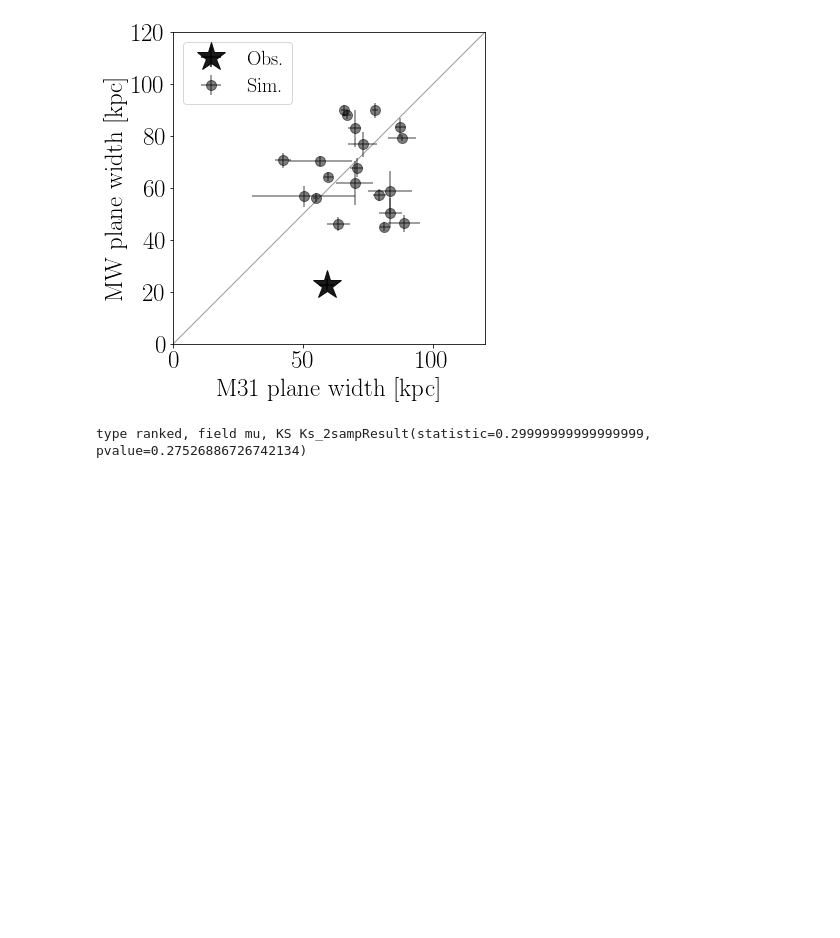
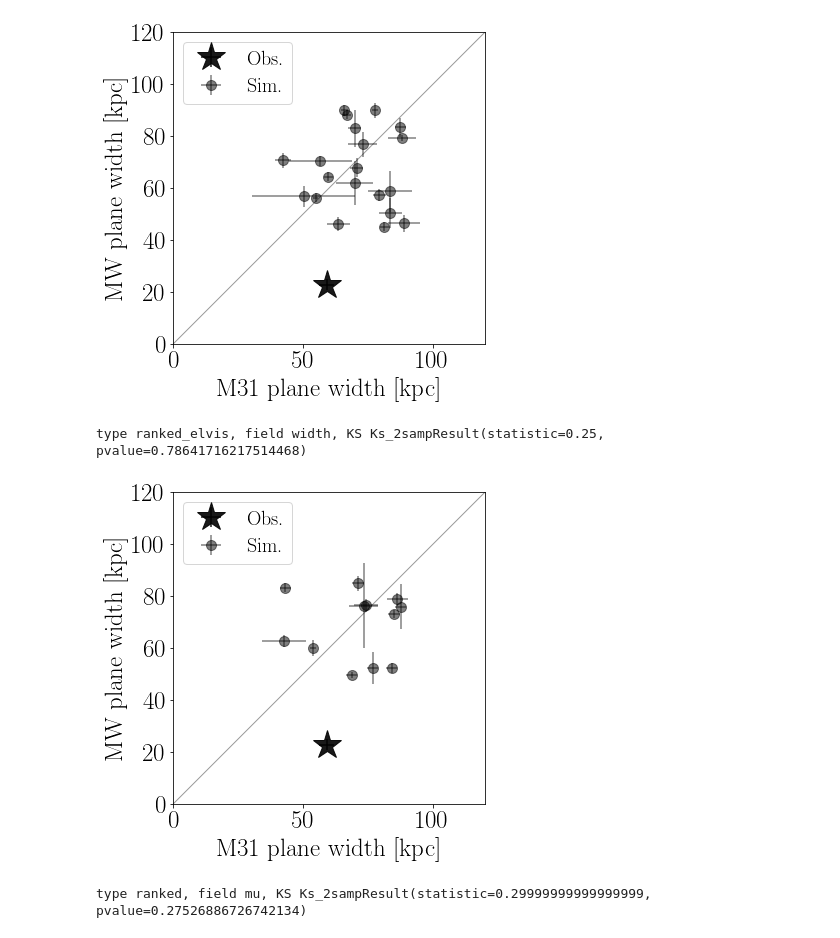
Before and after one commit to astroandes/SatelliteShapeLG, a Jupyter notebook: code/plot.ipynb, the cells around one changed output. Drawn from its saved outputs; the diff is of its cells as text; code cells hidden in the pictures; blank space fills up the shorter version.

Commit message:
include elvis in plots

```diff
--- a/code/plot.ipynb
+++ b/code/plot.ipynb
@@ -131,3 +131,6 @@ M31_sim_vmax_sorted, MW_sim_vmax_sorted = load_experiment(input_path=in_path, fi
 # %% [output]
 [0, 10, 11, 13, 14, 16, 18, 1, 20, 21, 22, 24, 25, 2, 3, 4, 5, 6, 8, 9] 20
 [0, 10, 11, 13, 14, 16, 18, 1, 20, 21, 22, 24, 25, 2, 3, 4, 5, 6, 8, 9] 20
+# %%
+in_path = "../data/elvis_mstar_selected_summary/vmax_sorted/"
+M31_sim_vmax_sorted_elvis, MW_sim_vmax_sorted_elvis = load_experiment(input_path=in_path, fixed_number=False)
@@ -377,6 +383,14 @@ scatter_plot(M31_obs_vmag_sorted, MW_obs_vmag_sorted,
 # %% [output]
 type ranked, field width, KS Ks_2sampResult(statistic=0.20000000000000001, pvalue=0.77095294467658682)
 [figure]
+# %%
+scatter_plot(M31_obs_vmag_sorted, MW_obs_vmag_sorted,
+             M31_sim_vmax_sorted_elvis, MW_sim_vmax_sorted_elvis,
+             put_legend=True,
+             field='width', title='ranked_elvis')
+# %% [output]
+type ranked_elvis, field width, KS Ks_2sampResult(statistic=0.25, pvalue=0.78641716217514468)
+[figure, added]
 # %%
 scatter_plot(M31_obs_vmag_sorted, MW_obs_vmag_sorted,
              M31_sim_vmax_sorted, MW_sim_vmax_sorted,
```
Also changed, not shown: parts of 14 cells of this notebook.
